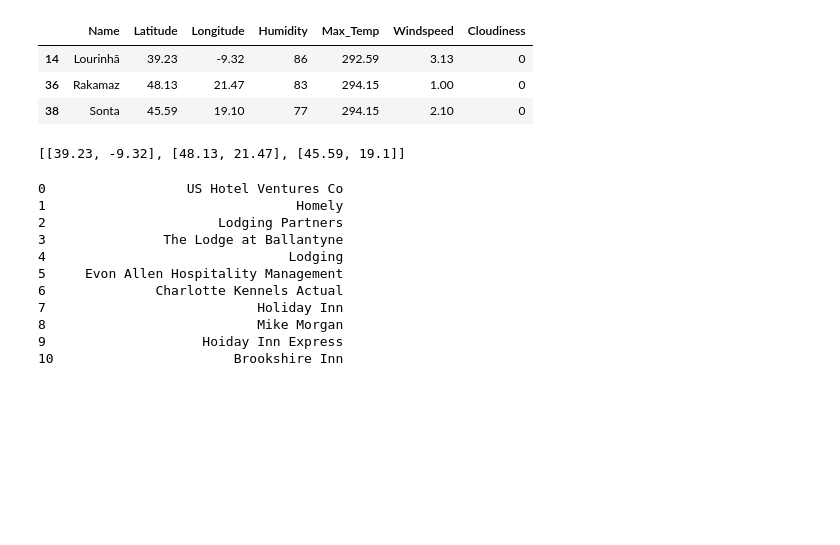
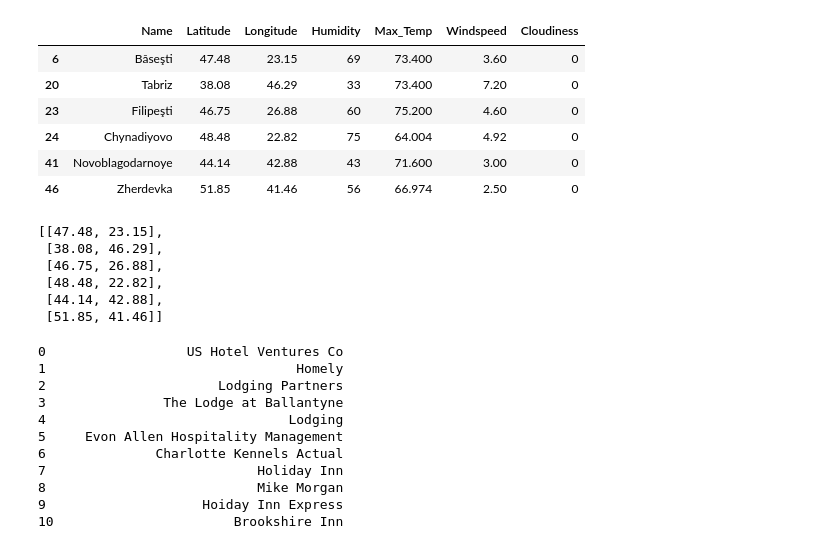
Before and after one commit to plmcgriff21/python-api-challenge, a Jupyter notebook: VacationPy.ipynb, the cells around one changed output. Drawn from its saved outputs; the diff is of its cells as text; code cells hidden in the pictures; blank space fills up the shorter version.

```diff
--- a/VacationPy.ipynb
+++ b/VacationPy.ipynb
@@ -19,8 +20,10 @@ import gmaps.datasets
 %store -r place
 # %%
 #Rename random locations retrieved from WeatherPY
+#Converted max_temp from Kelvin to Fahrenheit
 place_df=pd.DataFrame(place)
 renamed_df=place_df.rename(columns={0:"Name",1:"Latitude",2:"Longitude",3:"Humidity",4:"Max_Temp",5:"Windspeed",6:"Cloudiness"})
+renamed_df["Max_Temp"]=(renamed_df["Max_Temp"]-273.15)*1.8+32
 renamed_df
 # %% [output]
 |  | Name | Latitude | Longitude | Humidity | Max_Temp | Windspeed | Cloudiness |
@@ -53,21 +72,29 @@ fig
 # %%
 #Define travel requirements
 renamed_df=renamed_df.loc[renamed_df["Windspeed"]<10,:]
 renamed_df=renamed_df.loc[renamed_df["Cloudiness"]==0,:]
-renamed_df=renamed_df.loc[renamed_df["Max_Temp"]>290,:]
-renamed_df=renamed_df.loc[renamed_df["Max_Temp"]<298,:]
+renamed_df=renamed_df.loc[renamed_df["Max_Temp"]>62,:]
+renamed_df=renamed_df.loc[renamed_df["Max_Temp"]<76,:]
 renamed_df
 # %% [output]
 |  | Name | Latitude | Longitude | Humidity | Max_Temp | Windspeed | Cloudiness |
-| 14 | Lourinhã | 39.23 | -9.32 | 86 | 292.59 | 3.13 | 0 |
-| 36 | Rakamaz | 48.13 | 21.47 | 83 | 294.15 | 1.00 | 0 |
-| 38 | Sonta | 45.59 | 19.10 | 77 | 294.15 | 2.10 | 0 |
+| 6 | Băseşti | 47.48 | 23.15 | 69 | 73.400 | 3.60 | 0 |
+| 20 | Tabriz | 38.08 | 46.29 | 33 | 73.400 | 7.20 | 0 |
+| 23 | Filipeşti | 46.75 | 26.88 | 60 | 75.200 | 4.60 | 0 |
+| 24 | Chynadiyovo | 48.48 | 22.82 | 75 | 64.004 | 4.92 | 0 |
+| 41 | Novoblagodarnoye | 44.14 | 42.88 | 43 | 71.600 | 3.00 | 0 |
+| 46 | Zherdevka | 51.85 | 41.46 | 56 | 66.974 | 2.50 | 0 |
 # %%
 locations=renamed_df[["Latitude","Longitude"]]
 location_list=locations.values.tolist()
 location_list
 # %% [output]
-[[39.23, -9.32], [48.13, 21.47], [45.59, 19.1]]
+[[47.48, 23.15],
+ [38.08, 46.29],
+ [46.75, 26.88],
+ [48.48, 22.82],
+ [44.14, 42.88],
+ [51.85, 41.46]]
 # %%
 #Hotels within 5000km of the random locations identified to meet my travel requirments.
 search_results=[]
```
Also changed, not shown: parts of 6 cells of this notebook, 20 other files.
